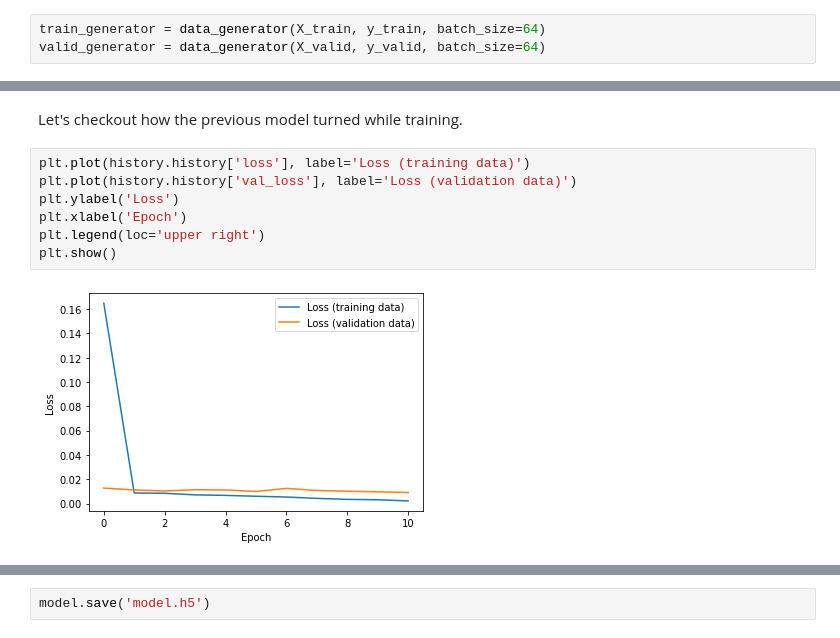
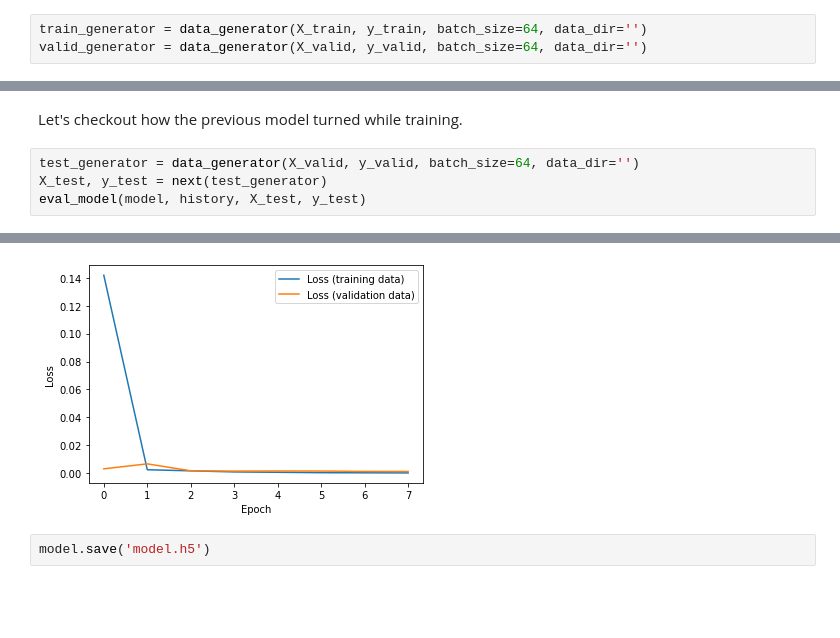
Before and after one commit to MrGeislinger/clone-driving-behavior, a Jupyter notebook: model.ipynb, the cells around one changed output, grey strips where cells are left out. Drawn from its saved outputs; the diff is of its cells as text; blank space fills up the shorter version.

```diff
--- a/model.ipynb
+++ b/model.ipynb
@@ -230,8 +226,8 @@ X_train, X_valid, y_train, y_valid = sklearn.model_selection.train_test_split(
 # %% [markdown]
 ### Generators for both train and validation sets
 # %%
-train_generator = data_generator(X_train, y_train, batch_size=64)
-valid_generator = data_generator(X_valid, y_valid, batch_size=64)
+train_generator = data_generator(X_train, y_train, batch_size=64, data_dir='')
+valid_generator = data_generator(X_valid, y_valid, batch_size=64, data_dir='')
 # %% [markdown]
 # Model
 # %% [markdown]
@@ -362,12 +357,8 @@ def eval_model(model, model_history, X, y, show=True):
         plt.show()
 # %% [markdown]
 Let's checkout how the previous model turned while training.
-# %%
-plt.plot(history.history['loss'], label='Loss (training data)')
-plt.plot(history.history['val_loss'], label='Loss (validation data)')
-plt.ylabel('Loss')
-plt.xlabel('Epoch')
-plt.legend(loc='upper right')
-plt.show()
-# %% [output]
-[figure, removed]
+# %%
+test_generator = data_generator(X_valid, y_valid, batch_size=64, data_dir='')
+X_test, y_test = next(test_generator)
+eval_model(model, history, X_test, y_test)
+# %% [output]
@@ -374,2 +367,3 @@ plt.show()
+[figure, added]
 # %%
 model.save('model.h5')
```
Also changed, not shown: parts of 5 cells of this notebook.
